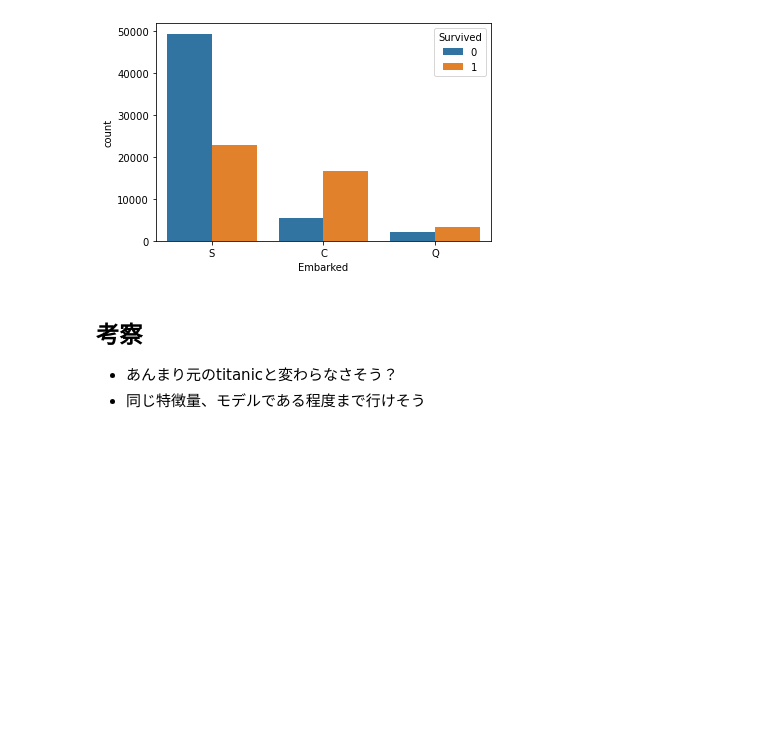
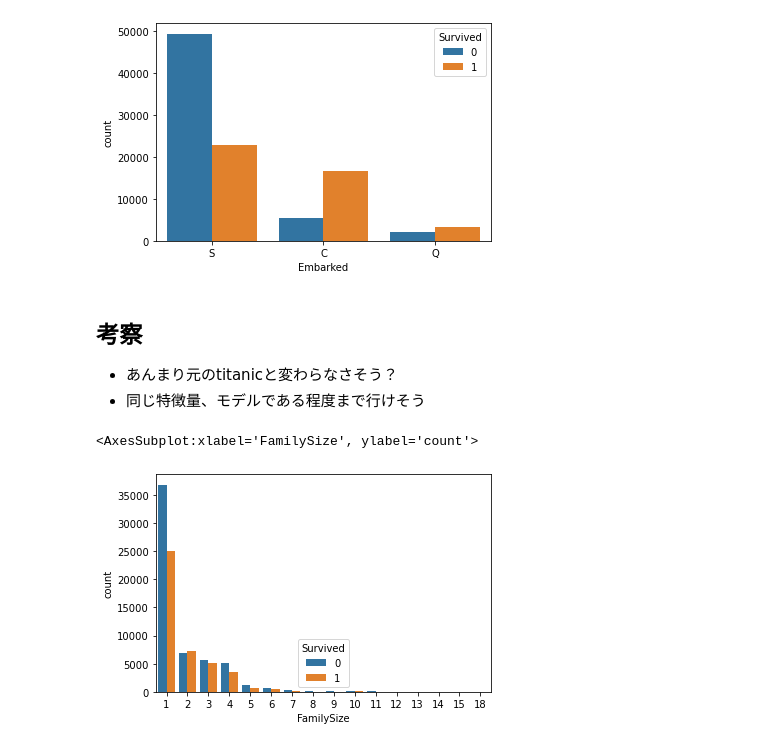
Before and after one commit to kitakou0313/titanic, a Jupyter notebook: tabular/eda.ipynb, the cells around one changed output. Saved outputs shown, nothing was run; the diff lists cells and outputs as text; code cells hidden in the pictures; blank space fills up the shorter version.

```diff
--- a/tabular/eda.ipynb
+++ b/tabular/eda.ipynb
@@ -71,3 +71,11 @@ plt.show()
 ## 考察
 - あんまり元のtitanicと変わらなさそう？
 - 同じ特徴量、モデルである程度まで行けそう
+# %%
+# 家族人数を考える
+train["FamilySize"] = train["Parch"] + train["SibSp"] + 1
+# %%
+sns.countplot(x="FamilySize", data=train, hue="Survived")
+# %% [output]
+<AxesSubplot:xlabel='FamilySize', ylabel='count'>
+[figure, added]
```
Also changed, not shown: parts of 2 cells of this notebook.
